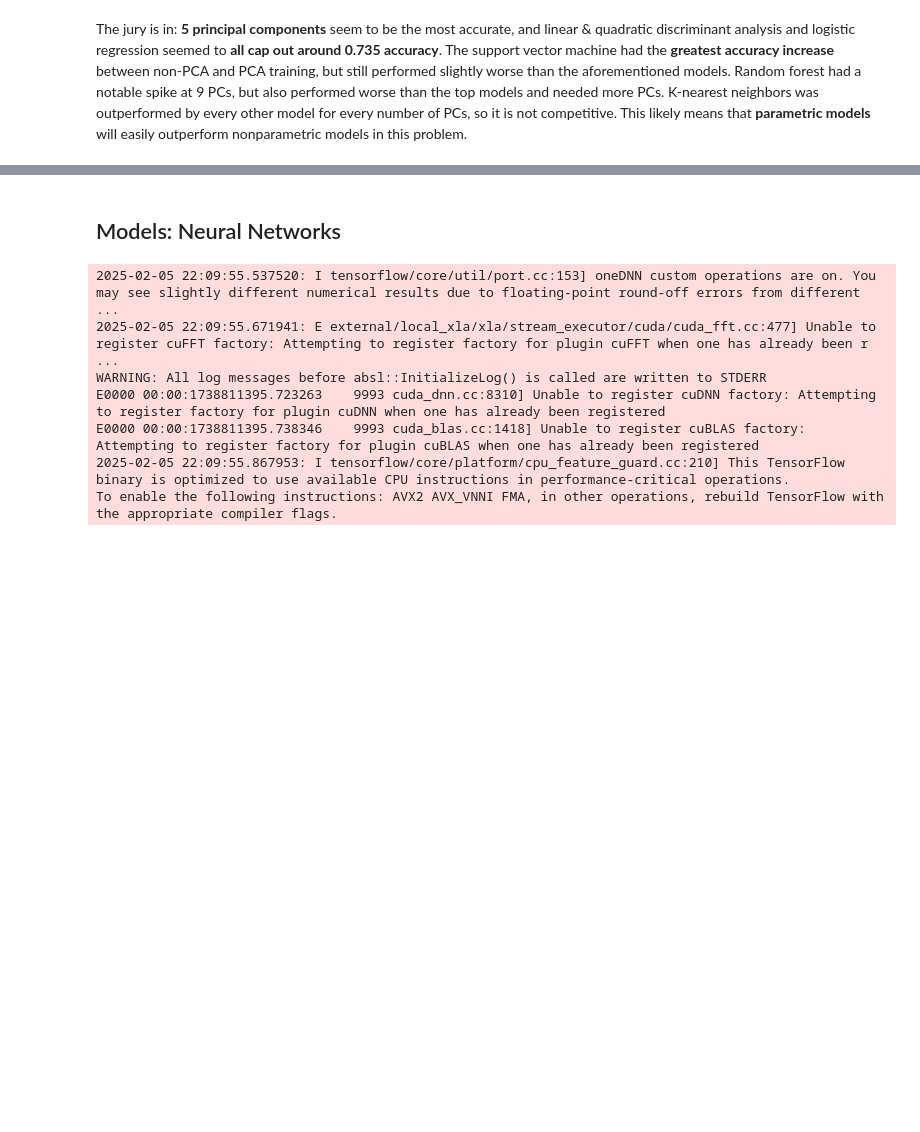
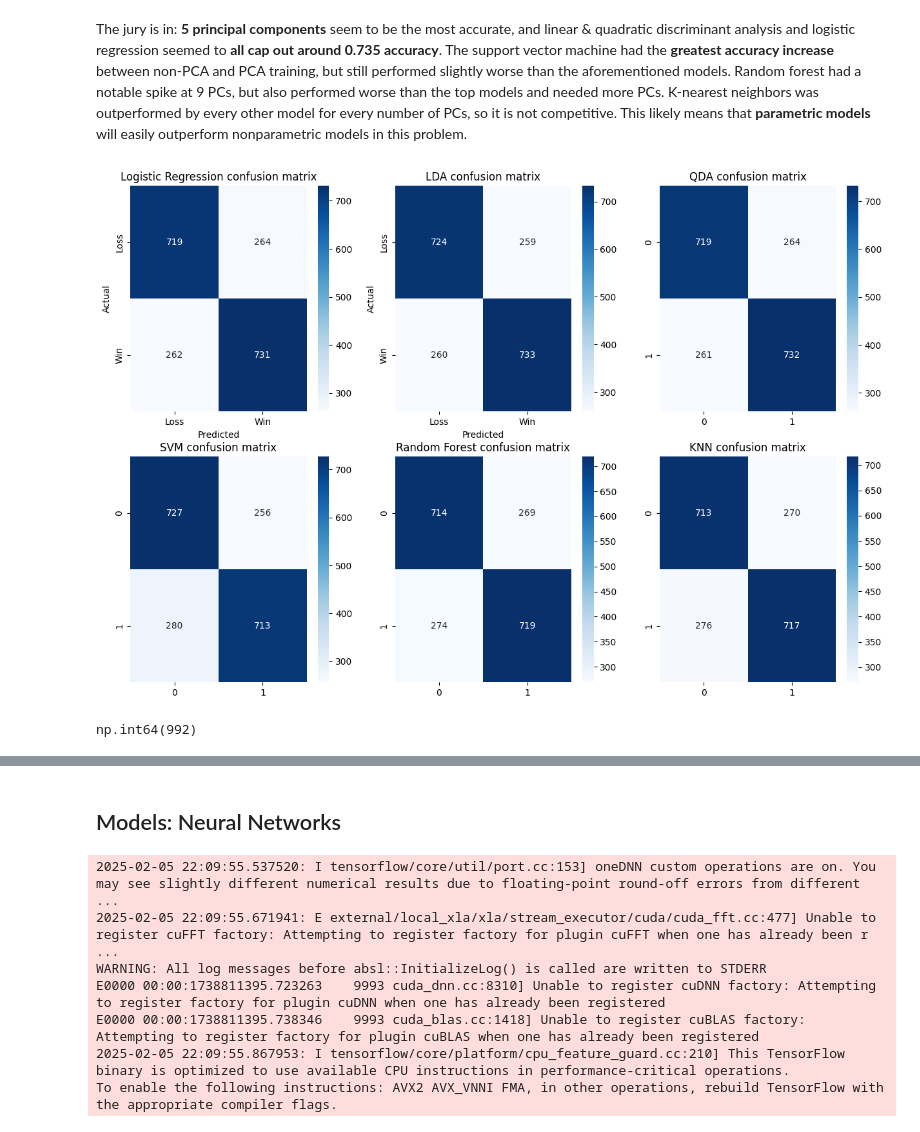
Before and after one commit to samlowe106/LeagueOfLosers, a Jupyter notebook: notebooks/2 PCA Supervised Learning.ipynb, the cells around one changed output, grey strips where cells are left out. Cells and saved outputs as stored; diff of their text form; code cells hidden in the pictures; blank space fills up the shorter version.

```diff
--- a/notebooks/2 PCA Supervised Learning.ipynb
+++ b/notebooks/2 PCA Supervised Learning.ipynb
@@ -273,2 +279,34 @@ plt.show()
 # %% [markdown]
 The jury is in: **5 principal components** seem to be the most accurate, and linear & quadratic discriminant analysis and logistic regression seemed to **all cap out around 0.735 accuracy**. The support vector machine had the **greatest accuracy increase** between non-PCA and PCA training, but still performed slightly worse than the aforementioned models. Random forest had a notable spike at 9 PCs, but also performed worse than the top models and needed more PCs. K-nearest neighbors was outperformed by every other model for every number of PCs, so it is not competitive. This likely means that **parametric models** will easily outperform nonparametric models in this problem.
+# %%
+# confusion matrices
+from sklearn.metrics import confusion_matrix
+import seaborn as sns
+
+fig, axs = plt.subplots(2, 3)
+fig.set_size_inches(15, 10)
+
+for i, (name, model_data) in enumerate(models.items()):
+    sns.heatmap(model_data.cm, annot=True, ax=axs[i//2, i%2], fmt='d', cmap='Blues')
+    axs[i//2, i%2].set_title(f"{name} confusion matrix")
+
+sns.heatmap(knn_confusion_matrix, annot=True, ax=axs[1, 2], fmt='d', cmap='Blues')
+axs[1, 2].set_title("KNN confusion matrix")
+
+sns.heatmap(QDA_confusion_matrix, annot=True, ax=axs[0, 2], fmt='d', cmap='Blues')
+axs[0, 2].set_title("QDA confusion matrix")
+
+for i, _ in enumerate(axs):
+    axs[i//2, i%2].set_xlabel('Predicted')
+    axs[i//2, i%2].set_ylabel('Actual')
+    axs[i//2, i%2].set_xticklabels(['Loss', 'Win'])
+    axs[i//2, i%2].set_yticklabels(['Loss', 'Win'])
+
+plt.show()
+# %% [output]
+[figure, added]
+# %%
+predicted_wins = models["LDA"].cm[1, 1] + models["LDA"].cm[0, 1]
+predicted_wins
+# %% [output]
+np.int64(992)
```
Also changed, not shown: parts of 11 cells of this notebook, 3 other files.
